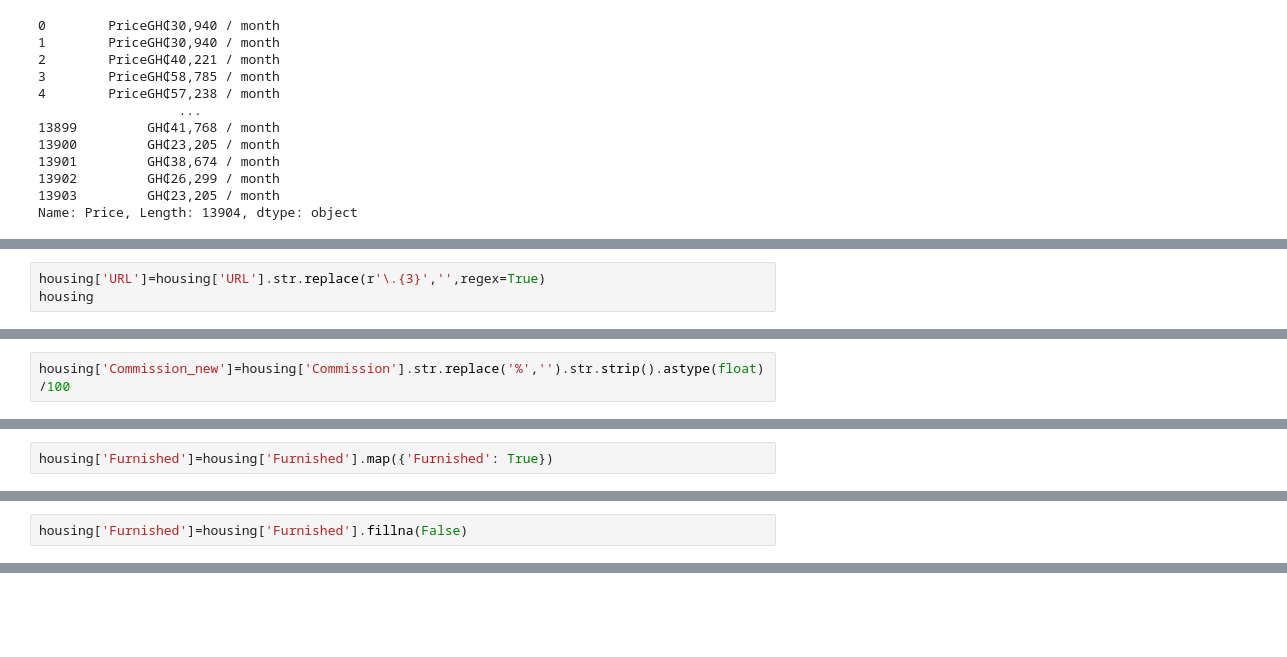
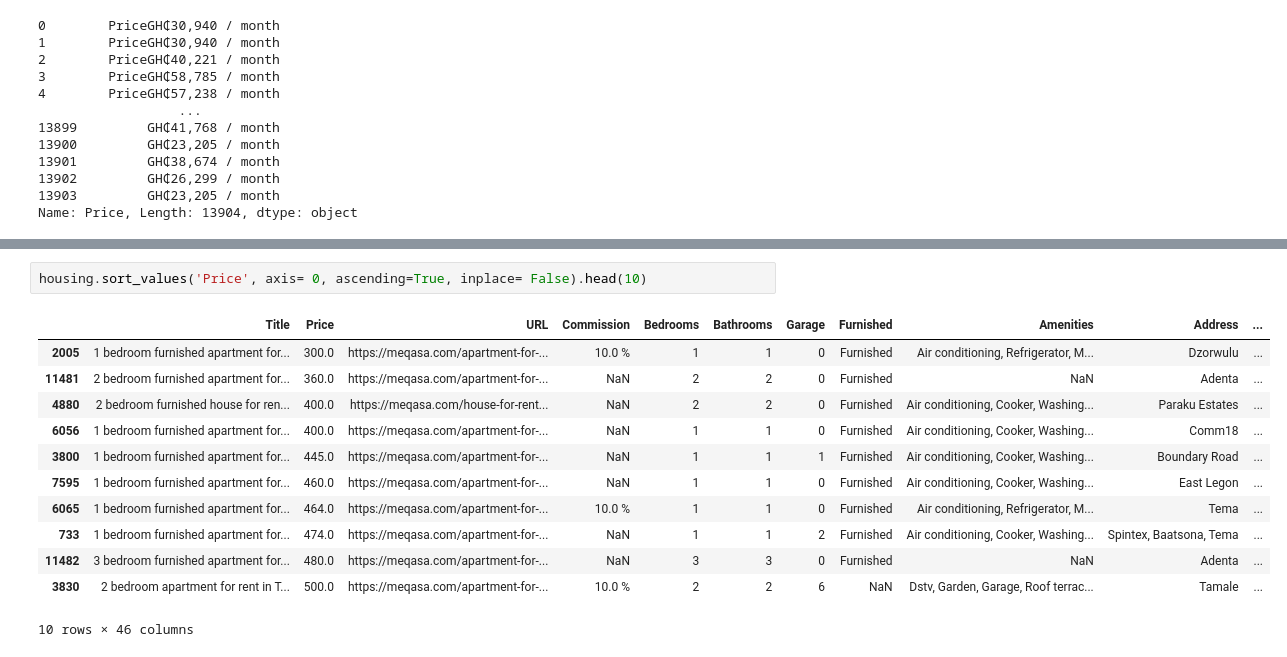
Before and after one commit to Ohenedarkoh/Real-Estate-Insights, a Jupyter notebook: EDA.ipynb, the cells around one changed output, grey strips where cells are left out. Drawn from its saved outputs; the diff is of its cells as text; blank space fills up the shorter version.

```diff
--- a/EDA.ipynb
+++ b/EDA.ipynb
@@ -250,3 +369,0 @@ housing
-# %%
-housing['URL']=housing['URL'].str.replace(r'\.{3}','',regex=True)
-housing
@@ -267,2 +369,0 @@ housing
-# %%
-housing['Commission_new']=housing['Commission'].str.replace('%','').str.strip().astype(float)/100
@@ -306,2 +369,0 @@ housing
-# %%
-housing['Furnished']=housing['Furnished'].map({'Furnished': True})
@@ -324,2 +369,0 @@ housing
-# %%
-housing['Furnished']=housing['Furnished'].fillna(False)
@@ -341,0 +370,15 @@ housing
+# %%
+housing.sort_values('Price', axis= 0, ascending=True, inplace= False).head(10)
+# %% [output]
+|  | Title | Price | URL | Commission | Bedrooms | Bathrooms | Garage | Furnished | Amenities | Address | ... |
+| 2005 | 1 bedroom furnished apartment for... | 300.0 | https://meqasa.com/apartment-for-... | 10.0 % | 1 | 1 | 0 | Furnished | Air conditioning, Refrigerator, M... | Dzorwulu | ... |
+| 11481 | 2 bedroom furnished apartment for... | 360.0 | https://meqasa.com/apartment-for-... | NaN | 2 | 2 | 0 | Furnished | NaN | Adenta | ... |
+| 4880 | 2 bedroom furnished house for ren... | 400.0 | https://meqasa.com/house-for-rent... | NaN | 2 | 2 | 0 | Furnished | Air conditioning, Cooker, Washing... | Paraku Estates | ... |
+| 6056 | 1 bedroom furnished apartment for... | 400.0 | https://meqasa.com/apartment-for-... | NaN | 1 | 1 | 0 | Furnished | Air conditioning, Cooker, Washing... | Comm18 | ... |
+| 3800 | 1 bedroom furnished apartment for... | 445.0 | https://meqasa.com/apartment-for-... | NaN | 1 | 1 | 1 | Furnished | Air conditioning, Cooker, Washing... | Boundary Road | ... |
+| 7595 | 1 bedroom furnished apartment for... | 460.0 | https://meqasa.com/apartment-for-... | NaN | 1 | 1 | 0 | Furnished | Air conditioning, Cooker, Washing... | East Legon | ... |
+| 6065 | 1 bedroom furnished apartment for... | 464.0 | https://meqasa.com/apartment-for-... | 10.0 % | 1 | 1 | 0 | Furnished | Air conditioning, Refrigerator, M... | Tema | ... |
+| 733 | 1 bedroom furnished apartment for... | 474.0 | https://meqasa.com/apartment-for-... | NaN | 1 | 1 | 2 | Furnished | Air conditioning, Cooker, Washing... | Spintex, Baatsona, Tema | ... |
+| 11482 | 3 bedroom furnished apartment for... | 480.0 | https://meqasa.com/apartment-for-... | NaN | 3 | 3 | 0 | Furnished | NaN | Adenta | ... |
+| 3830 | 2 bedroom apartment for rent in T... | 500.0 | https://meqasa.com/apartment-for-... | 10.0 % | 2 | 2 | 6 | NaN | Dstv, Garden, Garage, Roof terrac... | Tamale | ... |
+10 rows × 46 columns
```
Also changed, not shown: parts of 42 cells of this notebook.
